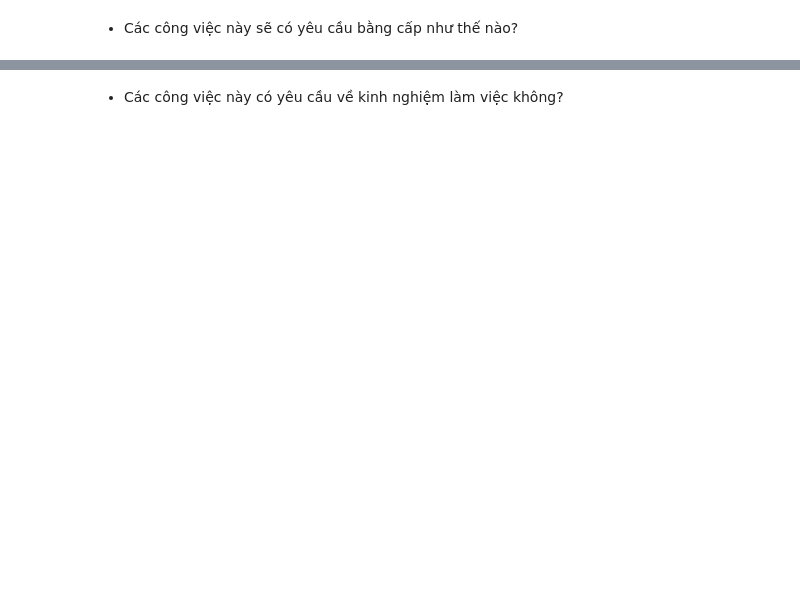
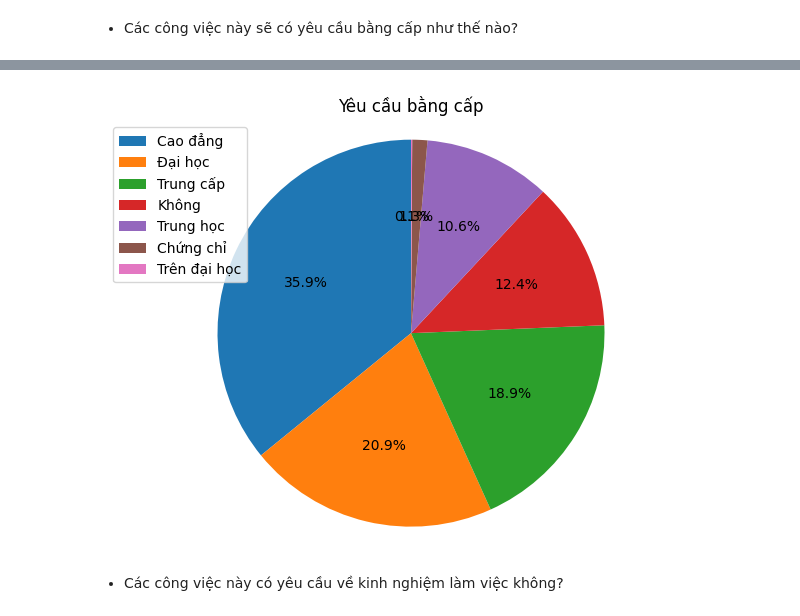
Before and after one commit to HungLVT/NMKHDL, a Jupyter notebook: notebooks/3.0-question-and-answer.ipynb, the cells around one changed output, grey strips where cells are left out. Cells and saved outputs as stored; diff of their text form; code cells hidden in the pictures; blank space fills up the shorter version.

```diff
--- a/notebooks/3.0-question-and-answer.ipynb
+++ b/notebooks/3.0-question-and-answer.ipynb
@@ -69,3 +74,14 @@ degree_requirements
+# %%
+labels = degree_requirements['Yêu cầu bằng cấp']
+sizes = degree_requirements['Số lượng']
+plt.pie(sizes, autopct='%1.1f%%', startangle=90)
+plt.axis('equal')
+plt.title('Yêu cầu bằng cấp')
+plt.tight_layout()
+plt.legend(labels, loc='best')
+plt.show()
+# %% [output]
+[figure, added]
 # %% [markdown]
 - Các công việc này có yêu cầu về kinh nghiệm làm việc không?
 # %%
```
Also changed, not shown: parts of 19 cells of this notebook, 6 other files.
